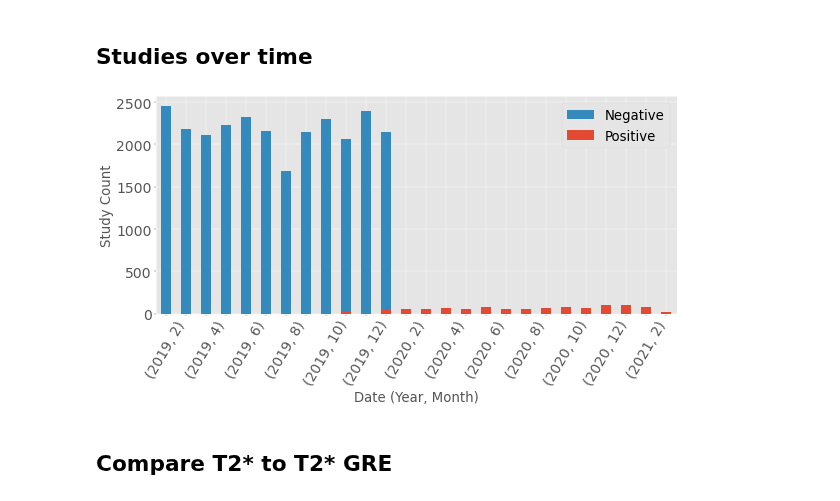
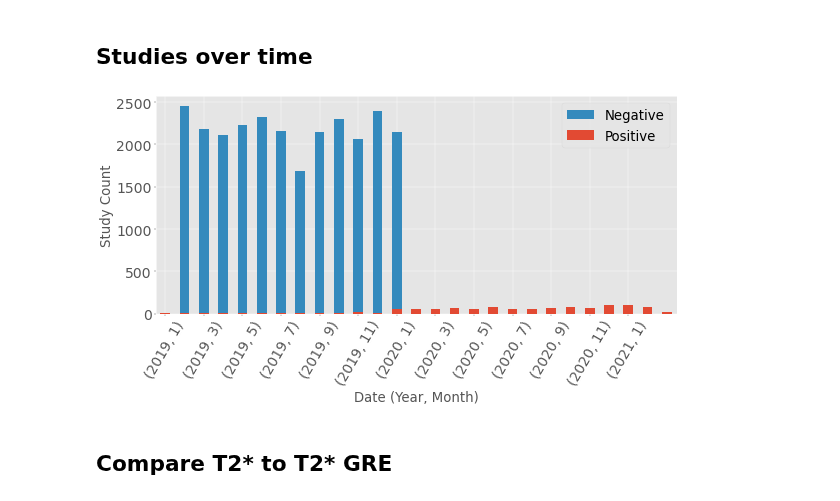
Before and after one commit to Kiril94/Thesis, a Jupyter notebook: Cobra/cobra/ds_notebooks/general_stats_clean.ipynb, the cells around one changed output. Drawn from its saved outputs; the diff is of its cells as text; code cells hidden in the pictures.

Commit message:
basic stats

```diff
--- a/Cobra/cobra/ds_notebooks/general_stats_clean.ipynb
+++ b/Cobra/cobra/ds_notebooks/general_stats_clean.ipynb
@@ -119,24 +119,27 @@ df_studies_p = df_studies[df_studies.PatientID.isin(dfc[dfc.Positive==1].Patient
 # %%
 fig, ax = svis.plot_decorator(df_studies_n.groupby([df_studies_n["DateTimeStart"].dt.year, \
     df_studies_n["DateTimeStart"].dt.month]).DateTimeStart.count().plot,
     figsize=(15,8),
     plot_func_kwargs={'kind':'bar','label':'Negative',
         'color':svis.Color_palette(0)[1],} ,
     kwargs={'xtickparams_rot':60, 'ylabel':'Study Count',
         'ylabel_fs':24,
     })
 ax = df_studies_p.groupby([df_studies_p["DateTimeStart"].dt.year, \
     df_studies_p["DateTimeStart"].dt.month]).DateTimeStart.count().plot(kind="bar",
     color=svis.Color_palette(0)[0], ax=ax, label='Positive')
 ax.tick_params(axis='x', which='major', rotation=60)
 ax.set_xlabel('Date (Year, Month)', fontsize=24)
 ax.legend(fontsize=24)
-for label in ax.xaxis.get_ticklabels()[::2]:
-    label.set_visible(False)
-ax.set_xlim(0.5, 26.5)
-fig.savefig(join(fig_dir, 'basic_stats','year_month_studies'),dpi=100)
+x_ticks = ax.get_xticks()
+
+# Set xtick locations to the values of the array `x_ticks`
+ax.set_xticks(x_ticks[:-3:2])
+
+ax.set_xlim(-.5, 26.5)
+fig.savefig(join(fig_dir, 'basic_stats','year_month_studies_no_other'),dpi=100)
 # %% [output]
-[figure, old version]
+[figure, new version]
 # %% [markdown]
 ## Compare T2* to T2* GRE
 # %%
```
Also changed, not shown: 2 other files.
